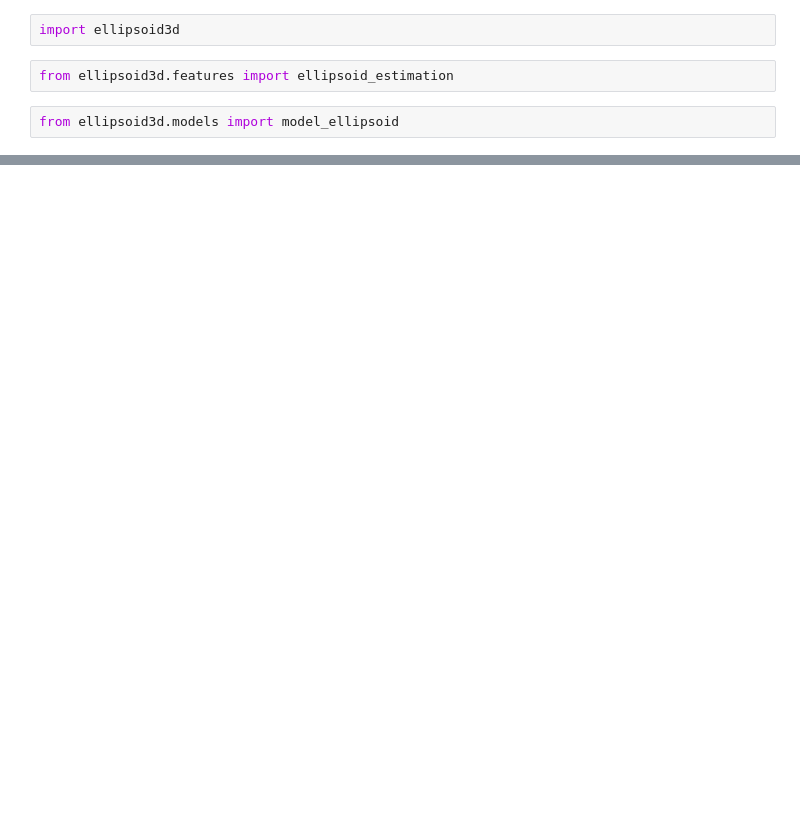
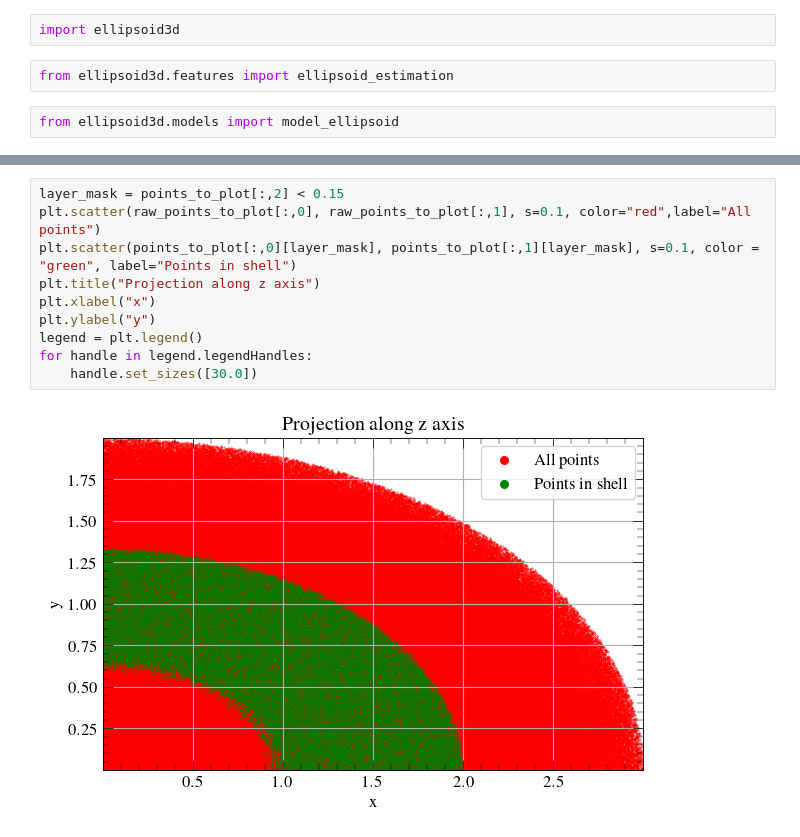
Before and after one commit to zhouconghao/ellipsoid_3d, a Jupyter notebook: notebooks/ellisoid_fitting_methods.ipynb, the cells around one changed output, grey strips where cells are left out. Drawn from its saved outputs; the diff is of its cells as text; blank space fills up the shorter version.

```diff
--- a/notebooks/ellisoid_fitting_methods.ipynb
+++ b/notebooks/ellisoid_fitting_methods.ipynb
@@ -31,0 +79,12 @@ projection matrix [[ 0.70929224 -0.64717445  0.27940965]
+# %%
+layer_mask = points_to_plot[:,2] < 0.15
+plt.scatter(raw_points_to_plot[:,0], raw_points_to_plot[:,1], s=0.1, color="red",label="All points")
+plt.scatter(points_to_plot[:,0][layer_mask], points_to_plot[:,1][layer_mask], s=0.1, color = "green", label="Points in shell")
+plt.title("Projection along z axis")
+plt.xlabel("x")
+plt.ylabel("y")
+legend = plt.legend()
+for handle in legend.legendHandles:
+    handle.set_sizes([30.0])
+# %% [output]
+[figure, added]
```
Also changed, not shown: parts of 10 cells of this notebook, 2 other files.
